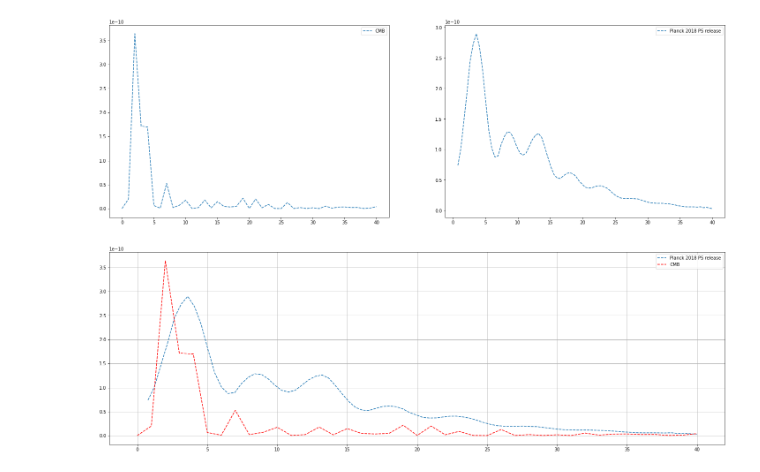
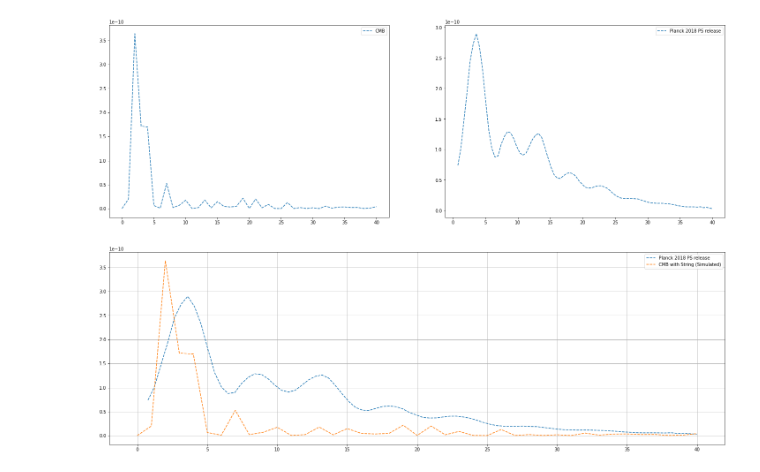
Before and after one commit to KumarDhruv/HealPy_Mollview, a Jupyter notebook: Final_HealPy_.ipynb, the cells around one changed output. Cells and saved outputs as stored; diff of their text form; code cells hidden in the pictures.

```diff
--- a/Final_HealPy_.ipynb
+++ b/Final_HealPy_.ipynb
@@ -148,9 +77,9 @@ plt.show()
 # %%
 plt.figure(figsize = (25, 8))
 plt.plot(cmb_binned_spectrum[:,0]/62.5, cmb_binned_spectrum[:,1]*0.5*1e-13, '--', label='Planck 2018 PS release')
-plt.plot(CMB_new,"--", label = "CMB")
+plt.plot(CMB_new,"--", label = "CMB with String (Simulated)")
 plt.legend()
 plt.grid()
 plt.show()
 # %% [output]
-[figure, old version]
+[figure, new version]
```
Also changed, not shown: parts of 10 cells of this notebook.
